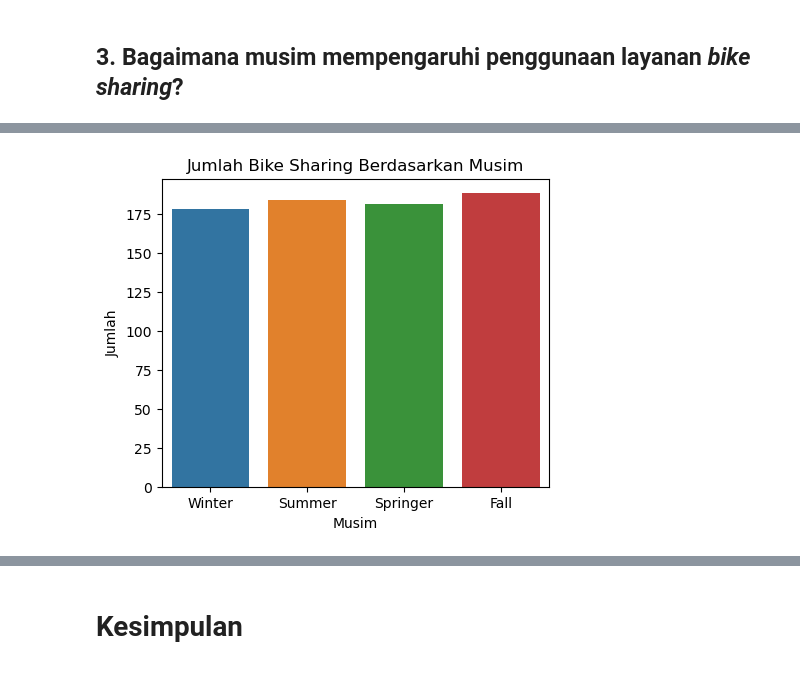
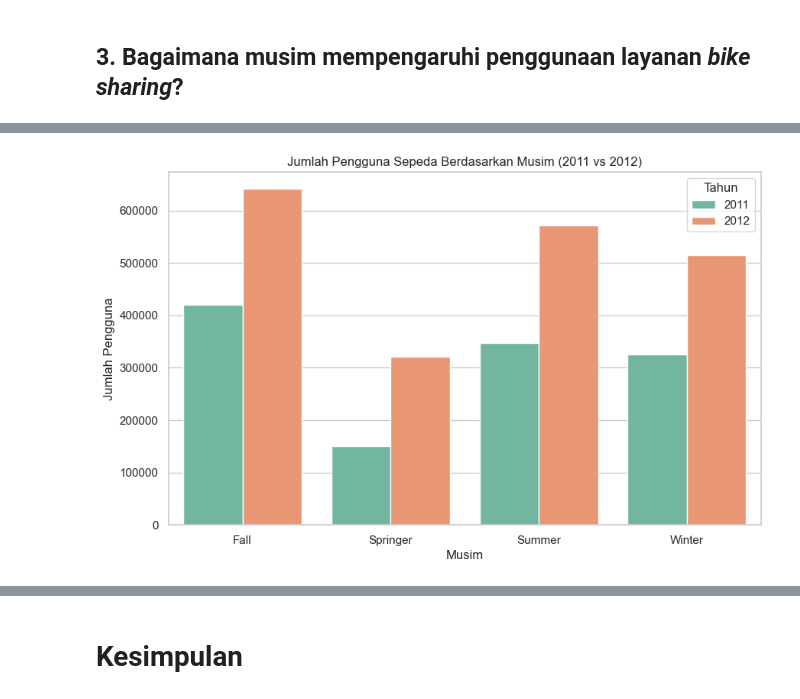
Before and after one commit to daaffalbari/submission-analisis-data, a Jupyter notebook: notebook.ipynb, the cells around one changed output, grey strips where cells are left out. Drawn from its saved outputs; the diff is of its cells as text; code cells hidden in the pictures.

```diff
--- a/notebook.ipynb
+++ b/notebook.ipynb
@@ -490,2 +476,8 @@ plt.show()
 # %% [markdown]
 ### Bulan
+# %%
+# Konversi kolom 'cnt' menjadi numerik
+day_df['cnt'] = pd.to_numeric(day_df['cnt'], errors='coerce')
+
+# Konversi kolom 'mnth' menjadi numerik jika diperlukan
+day_df['mnth'] = pd.to_numeric(day_df['mnth'], errors='coerce')
@@ -557,0 +572,4 @@ df_season
+# %%
+seasonal_data = day_df.groupby(['season', 'yr']).agg({'cnt': 'sum'}).reset_index()
+
+seasonal_data
@@ -558,14 +586,17 @@ df_season
 # %%
-plt.figure(figsize=(5, 4))
+plt.figure(figsize=(10, 6))
 sns.barplot(
-    data=df_season.sort_values('season', ascending=False),
+    data=seasonal_data,
     x='season',
-    y='sum',
+    y='cnt',
+    hue='yr',  # Warna berdasarkan tahun
+    palette='Set2'
 )
 
-plt.title('Jumlah Bike Sharing Berdasarkan Musim')
+plt.title('Jumlah Pengguna Sepeda Berdasarkan Musim (2011 vs 2012)')
 plt.xlabel('Musim')
-plt.ylabel('Jumlah')
+plt.ylabel('Jumlah Pengguna')
+plt.legend(title='Tahun')
 plt.show()
 # %% [output]
-[figure, old version]
+[figure, new version]
```
Also changed, not shown: parts of 45 cells of this notebook, 3 other files.
